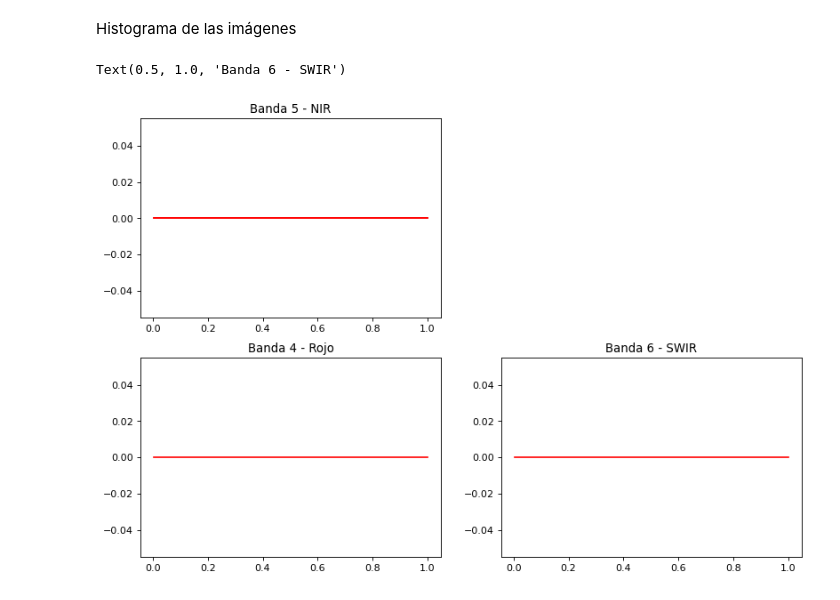
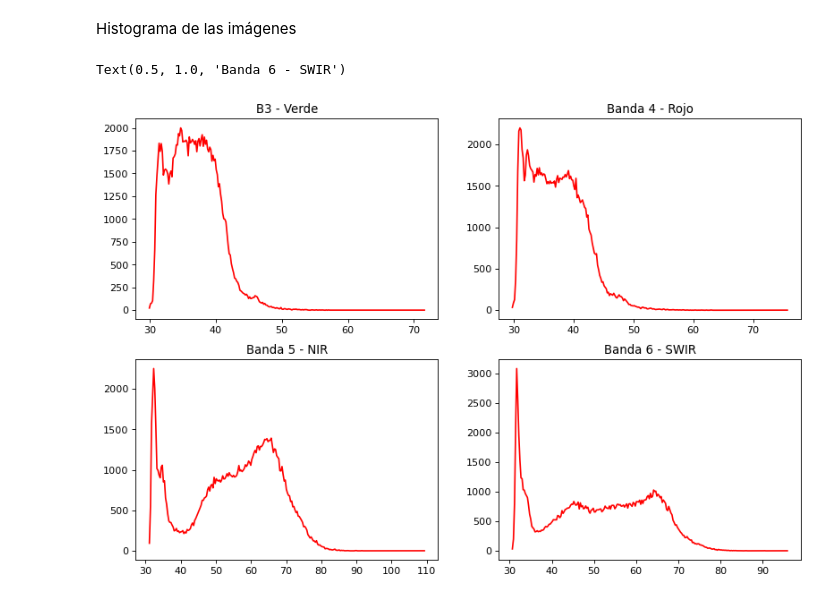
Before and after one commit to Mnzeballos/Trabajo_final_Tec-Int, a Jupyter notebook: Notas y código.ipynb, the cells around one changed output. Saved outputs shown, nothing was run; the diff lists cells and outputs as text; code cells hidden in the pictures.

```diff
--- a/Notas y código.ipynb
+++ b/Notas y código.ipynb
@@ -124,28 +124,28 @@ plot.show(B6)
 Histograma de las imágenes
 # %%
 # Histogramas de las bandas
-B3_hist, B3_edges = np.histogram(B3, bins=256, range=[0,1])
-B4_hist, B4_edges = np.histogram(B4, bins=256, range=[0,1])
-B5_hist, B5_edges = np.histogram(B5, bins=256, range=[0,1])
-B6_hist, B6_edges = np.histogram(B6, bins=256, range=[0,1])
+B3_hist, B3_edges = np.histogram(B3, bins=256)
+B4_hist, B4_edges = np.histogram(B4, bins=256)
+B5_hist, B5_edges = np.histogram(B5, bins=256)
+B6_hist, B6_edges = np.histogram(B6, bins=256)
 # Creamos la figura
 plt.figure(figsize=(12, 8), dpi= 80, facecolor='w', edgecolor='k')
 # Subplot 1
 plt.subplot(2,2,1)
 plt.plot(B3_edges[1:], B3_hist,'r')
 plt.title('B3 - Verde')
 # Subplot 2
-plt.subplot(2,2,3)
+plt.subplot(2,2,2)
 plt.plot(B4_edges[1:], B4_hist,'r')
 plt.title('Banda 4 - Rojo')
 # Subplot 3
-plt.subplot(2,2,1)
+plt.subplot(2,2,3)
 plt.plot(B5_edges[1:], B5_hist,'r')
 plt.title('Banda 5 - NIR')
 # Subplot 4
 plt.subplot(2,2,4)
 plt.plot(B6_edges[1:], B6_hist,'r')
 plt.title('Banda 6 - SWIR')
 # %% [output]
 Text(0.5, 1.0, 'Banda 6 - SWIR')
-[figure, old version]
+[figure, new version]
```
Also changed, not shown: parts of 3 cells of this notebook.
